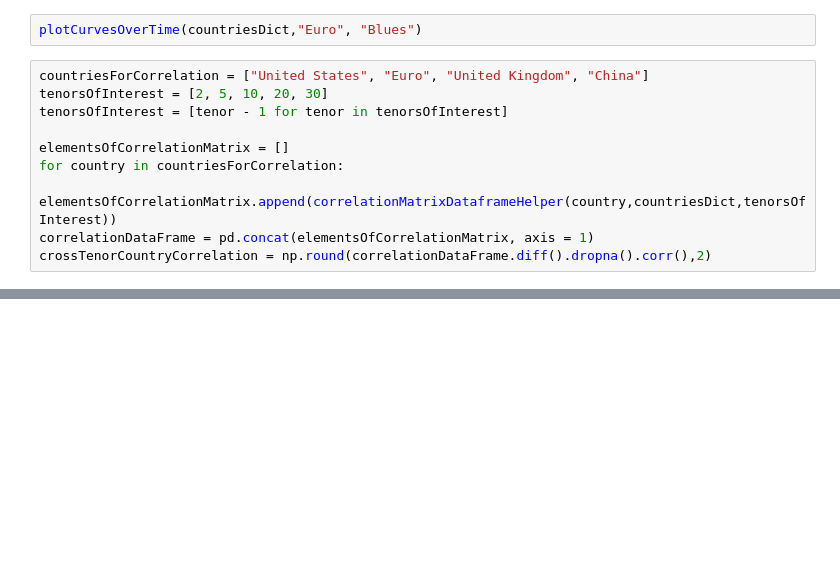
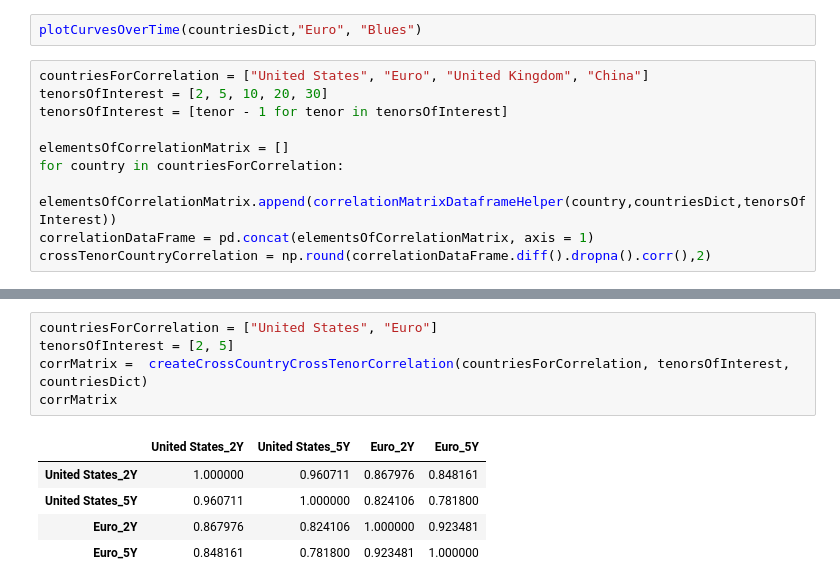
Before and after one commit to tomiadewusi/Case-Study, a Jupyter notebook: caseStudy1.ipynb, the cells around one changed output, grey strips where cells are left out. Drawn from its saved outputs; the diff is of its cells as text; blank space fills up the shorter version.

```diff
--- a/caseStudy1.ipynb
+++ b/caseStudy1.ipynb
@@ -135,0 +182,11 @@ corrMatrix  = createCrossCountryCrossTenorCorrelation(countriesForCorrelation, t
+# %%
+countriesForCorrelation = ["United States", "Euro"]
+tenorsOfInterest = [2, 5]
+corrMatrix =  createCrossCountryCrossTenorCorrelation(countriesForCorrelation, tenorsOfInterest, countriesDict)
+corrMatrix
+# %% [output]
+|  | United States_2Y | United States_5Y | Euro_2Y | Euro_5Y |
+| United States_2Y | 1.000000 | 0.960711 | 0.867976 | 0.848161 |
+| United States_5Y | 0.960711 | 1.000000 | 0.824106 | 0.781800 |
+| Euro_2Y | 0.867976 | 0.824106 | 1.000000 | 0.923481 |
+| Euro_5Y | 0.848161 | 0.781800 | 0.923481 | 1.000000 |
```
Also changed, not shown: parts of 6 cells of this notebook.
